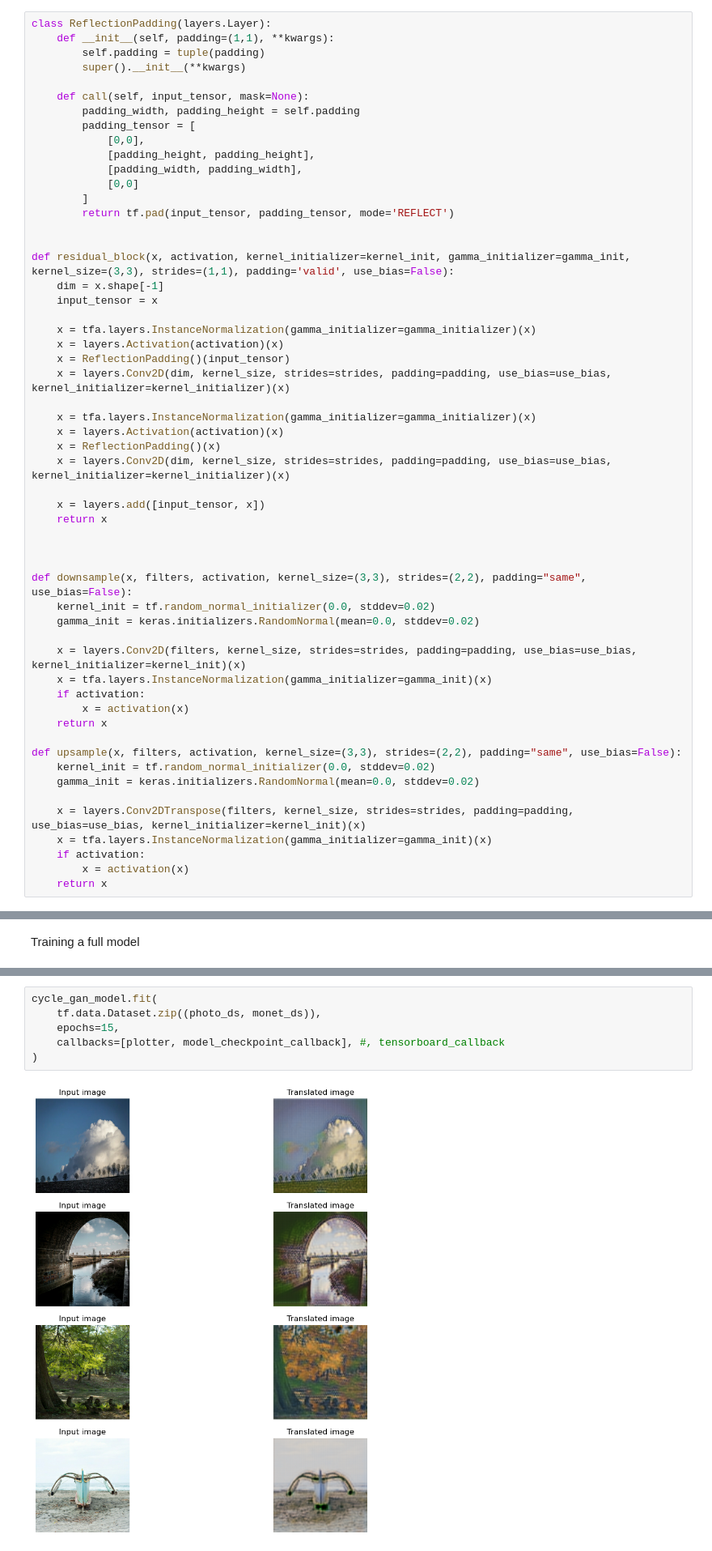
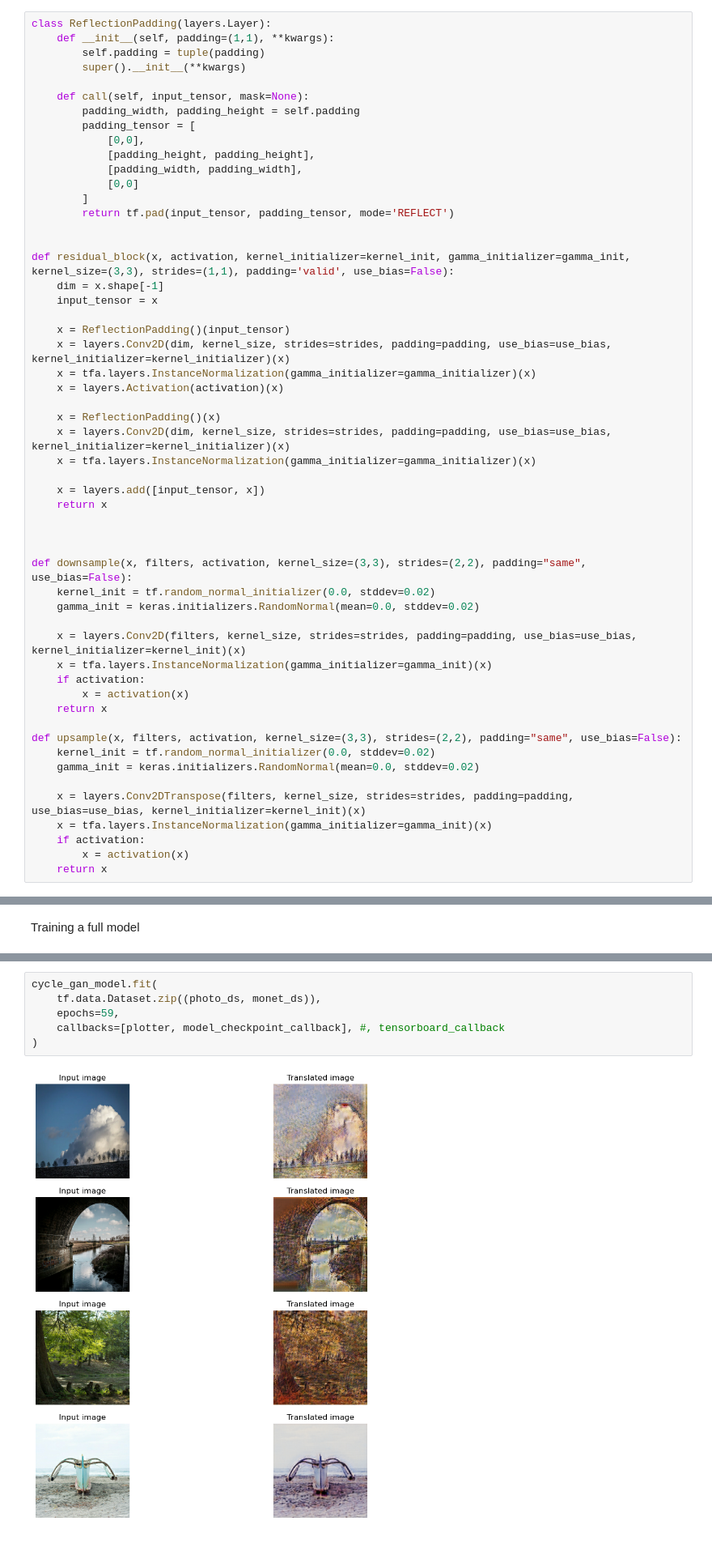
Before and after one commit to D-Tasker207/GAN-project, a Jupyter notebook: MonetGAN.ipynb, the cells around one changed output, grey strips where cells are left out. Shown at 81% size. Saved outputs shown, nothing was run; the diff lists cells and outputs as text.

```diff
--- a/MonetGAN.ipynb
+++ b/MonetGAN.ipynb
@@ -127,15 +127,14 @@ def residual_block(x, activation, kernel_initializer=kernel_init, gamma_initiali
     dim = x.shape[-1]
     input_tensor = x
 
+    x = ReflectionPadding()(input_tensor)
+    x = layers.Conv2D(dim, kernel_size, strides=strides, padding=padding, use_bias=use_bias, kernel_initializer=kernel_initializer)(x)
     x = tfa.layers.InstanceNormalization(gamma_initializer=gamma_initializer)(x)
     x = layers.Activation(activation)(x)
-    x = ReflectionPadding()(input_tensor)
-    x = layers.Conv2D(dim, kernel_size, strides=strides, padding=padding, use_bias=use_bias, kernel_initializer=kernel_initializer)(x)
 
-    x = tfa.layers.InstanceNormalization(gamma_initializer=gamma_initializer)(x)
-    x = layers.Activation(activation)(x)
     x = ReflectionPadding()(x)
     x = layers.Conv2D(dim, kernel_size, strides=strides, padding=padding, use_bias=use_bias, kernel_initializer=kernel_initializer)(x)
+    x = tfa.layers.InstanceNormalization(gamma_initializer=gamma_initializer)(x)
 
     x = layers.add([input_tensor, x])
     return x
@@ -372,8 +371,8 @@ model_checkpoint_callback = keras.callbacks.ModelCheckpoint(filepath=checkpoint_
 # %%
 cycle_gan_model.fit(
     tf.data.Dataset.zip((photo_ds, monet_ds)),
-    epochs=15,
+    epochs=59,
     callbacks=[plotter, model_checkpoint_callback], #, tensorboard_callback
 )
 # %% [output]
-[figure, old version]
+[figure, new version]
```
Also changed, not shown: parts of 3 cells of this notebook, 4 other files.
